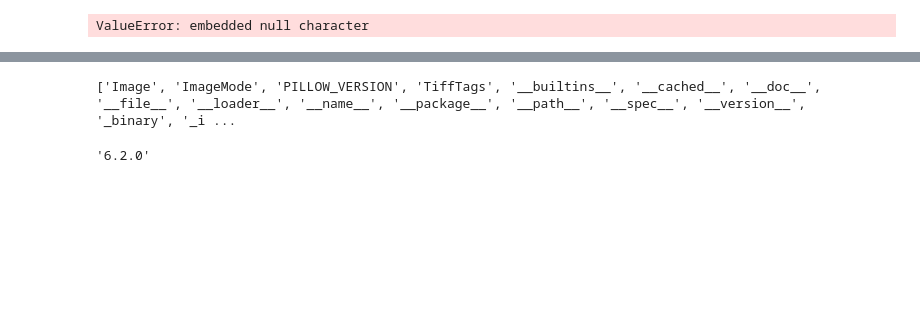
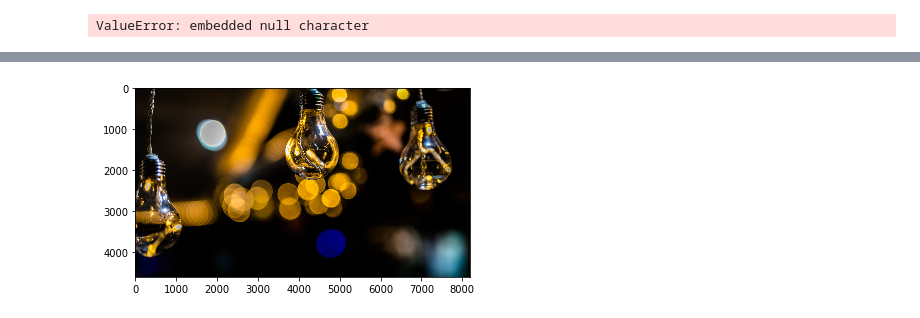
Before and after one commit to simrangrover5/Batch2pm, a Jupyter notebook: API.ipynb, the cells around one changed output, grey strips where cells are left out. Cells and saved outputs as stored; diff of their text form; code cells hidden in the pictures; blank space fills up the shorter version.

```diff
--- a/API.ipynb
+++ b/API.ipynb
@@ -109,10 +129,9 @@ ValueError: embedded null character
+# %%
+path = "html_css/one.jpg"
+img = plt.imread(path)
+plt.imshow(img)
+plt.show()
+# %% [output]
+[figure, added]
 # %%
 import PIL
-# %%
-print(dir(PIL))
-# %% [output]
-['Image', 'ImageMode', 'PILLOW_VERSION', 'TiffTags', '__builtins__', '__cached__', '__doc__', '__file__', '__loader__', '__name__', '__package__', '__path__', '__spec__', '__version__', '_binary', '_i ...
-# %%
-PIL.PILLOW_VERSION
-# %% [output]
-'6.2.0'
```
Also changed, not shown: parts of 11 cells of this notebook, 5 other files.
